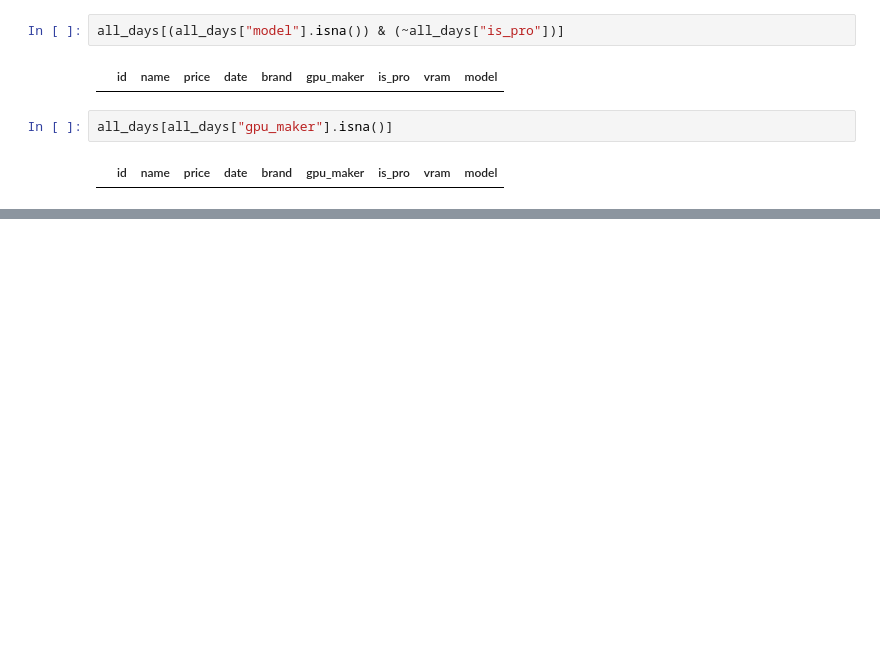
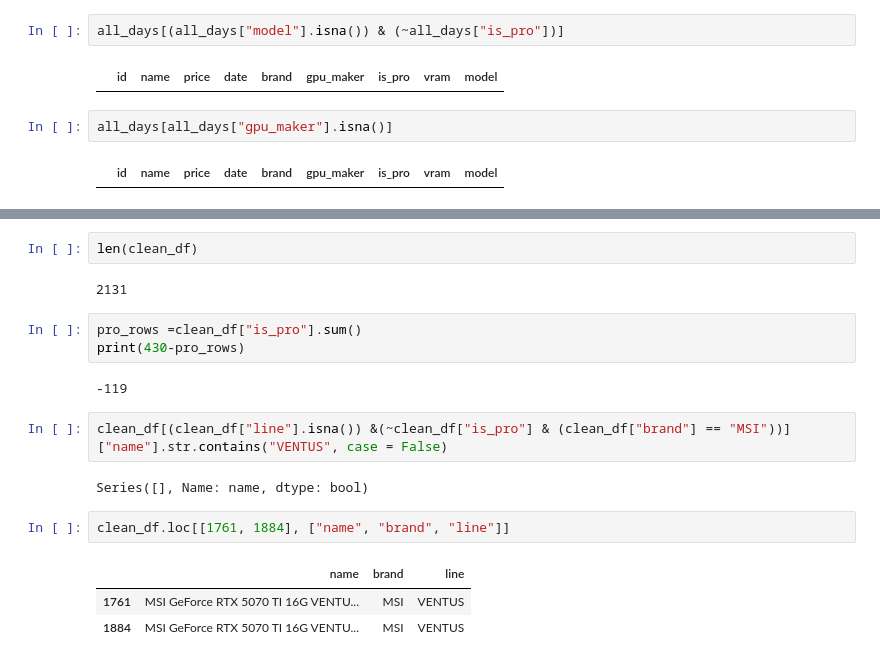
Before and after one commit to odysmpasias/gpu-price-tracker, a Jupyter notebook: notebooks/01_cleaning.ipynb, the cells around one changed output, grey strips where cells are left out. Drawn from its saved outputs; the diff is of its cells as text; blank space fills up the shorter version.

```diff
--- a/notebooks/01_cleaning.ipynb
+++ b/notebooks/01_cleaning.ipynb
@@ -741,0 +817,19 @@ all_days.to_csv("../data/processed/price_clean.csv", index=False)
+# %%
+len(clean_df)
+# %% [output]
+2131
+# %%
+pro_rows =clean_df["is_pro"].sum()
+print(430-pro_rows)
+# %% [output]
+-119
+# %%
+clean_df[(clean_df["line"].isna()) &(~clean_df["is_pro"] & (clean_df["brand"] == "MSI"))]["name"].str.contains("VENTUS", case = False)
+# %% [output]
+Series([], Name: name, dtype: bool)
+# %%
+clean_df.loc[[1761, 1884], ["name", "brand", "line"]]
+# %% [output]
+|  | name | brand | line |
+| 1761 | MSI GeForce RTX 5070 TI 16G VENTU... | MSI | VENTUS |
+| 1884 | MSI GeForce RTX 5070 TI 16G VENTU... | MSI | VENTUS |
```
Also changed, not shown: parts of 14 cells of this notebook.
